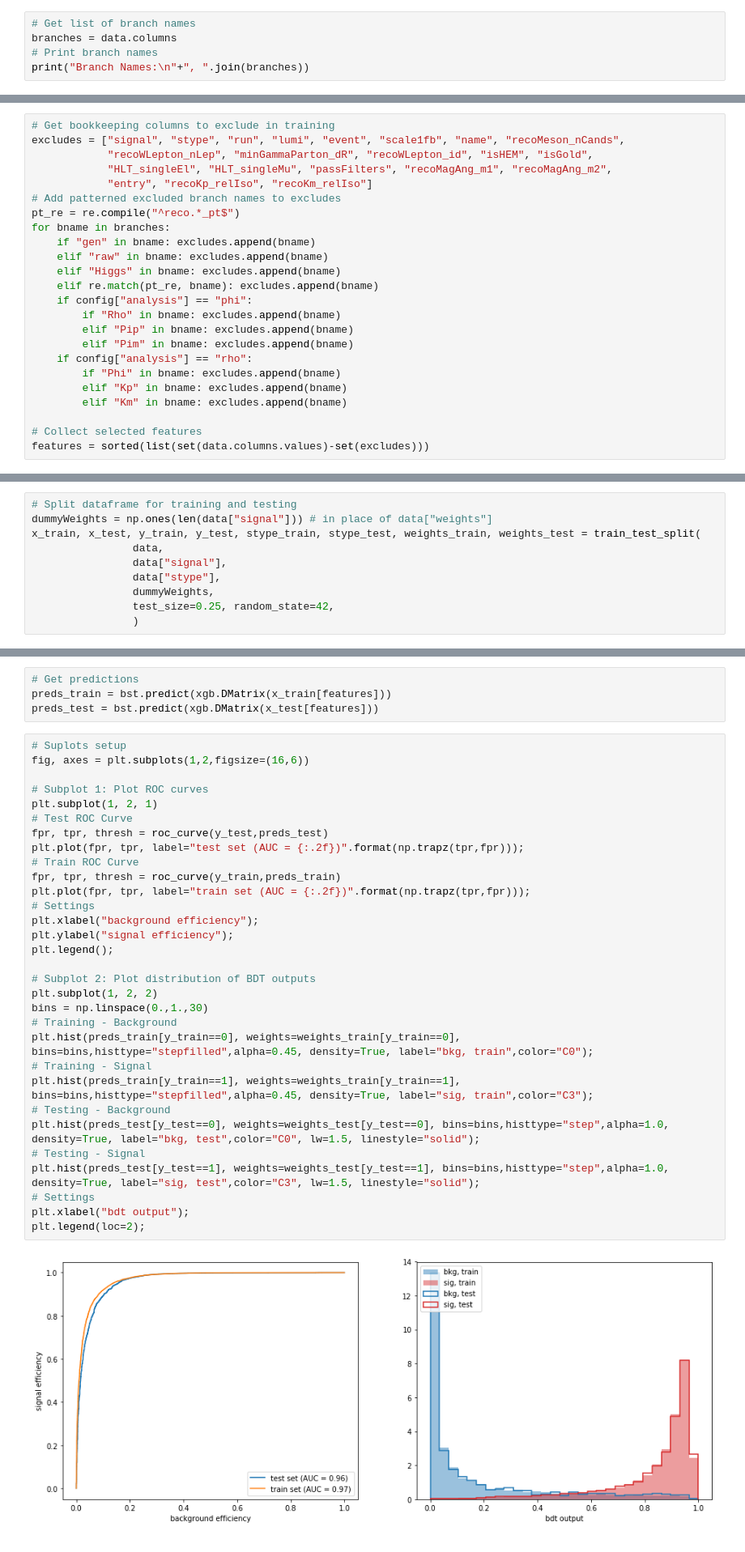
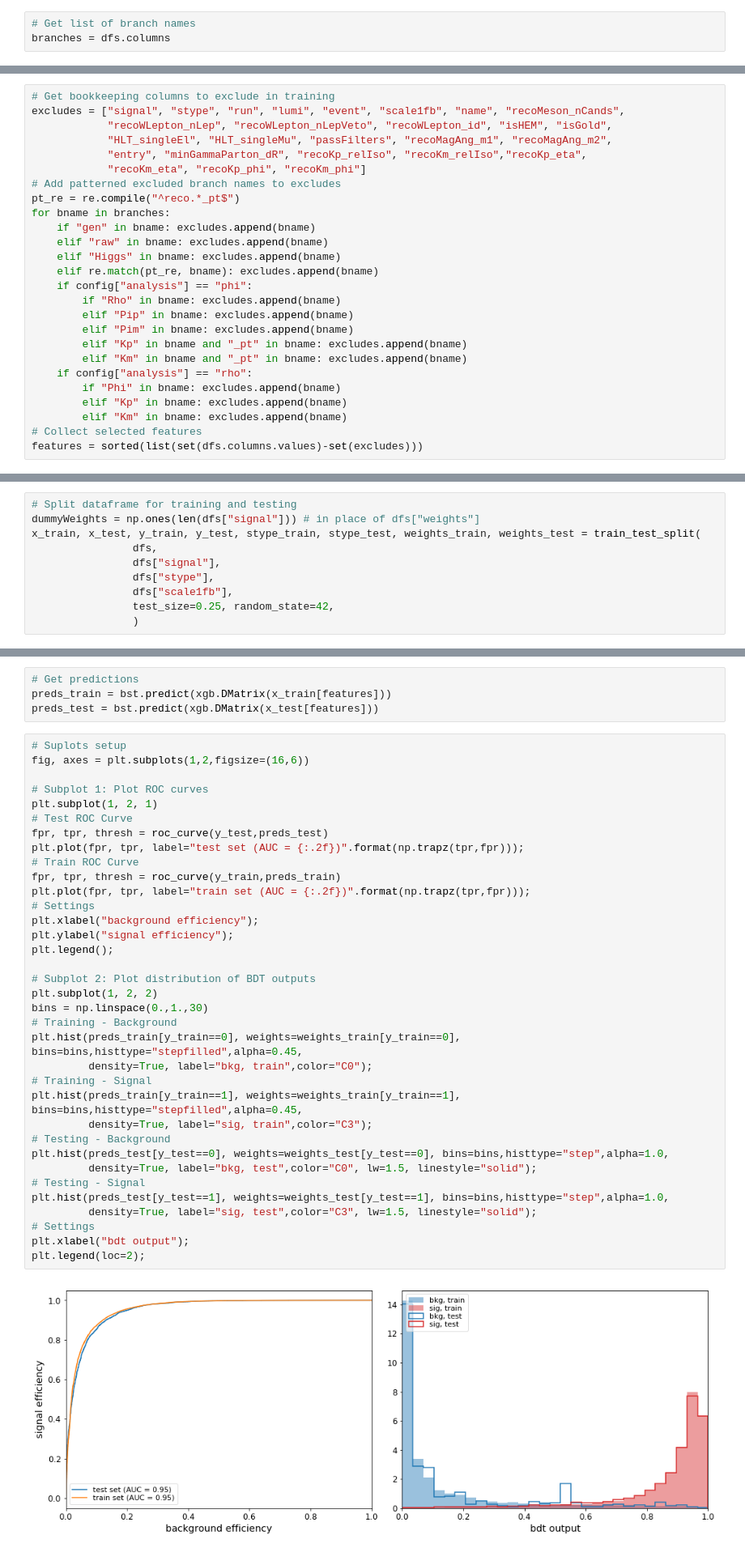
Before and after one commit to jkguiang/rare-higgs, a Jupyter notebook: analysis/bdt.ipynb, the cells around one changed output, grey strips where cells are left out. Shown: that part at 81% size. Cells and saved outputs as stored; diff of their text form.

```diff
--- a/analysis/bdt.ipynb
+++ b/analysis/bdt.ipynb
@@ -50,6 +75,4 @@ data[cols_s] = data[cols].div(data.recoHiggs_mass, axis=0)
 ## Get Features for Training
 # %%
 # Get list of branch names
-branches = data.columns
-# Print branch names
-print("Branch Names:\n"+", ".join(branches))
+branches = dfs.columns
@@ -59,9 +79,10 @@ entry, run, lumi, event, scale1fb, isGold, isHEM, met_pt, met_phi, rawMet_pt, ra
 # %%
 # Get bookkeeping columns to exclude in training
 excludes = ["signal", "stype", "run", "lumi", "event", "scale1fb", "name", "recoMeson_nCands",
-            "recoWLepton_nLep", "minGammaParton_dR", "recoWLepton_id", "isHEM", "isGold",
+            "recoWLepton_nLep", "recoWLepton_nLepVeto", "recoWLepton_id", "isHEM", "isGold",
             "HLT_singleEl", "HLT_singleMu", "passFilters", "recoMagAng_m1", "recoMagAng_m2",
-            "entry", "recoKp_relIso", "recoKm_relIso"]
+            "entry", "minGammaParton_dR", "recoKp_relIso", "recoKm_relIso","recoKp_eta",
+            "recoKm_eta", "recoKp_phi", "recoKm_phi"]
 # Add patterned excluded branch names to excludes
 pt_re = re.compile("^reco.*_pt$")
 for bname in branches:
@@ -73,13 +94,14 @@ for bname in branches:
         if "Rho" in bname: excludes.append(bname)
         elif "Pip" in bname: excludes.append(bname)
         elif "Pim" in bname: excludes.append(bname)
+        elif "Kp" in bname and "_pt" in bname: excludes.append(bname)
+        elif "Km" in bname and "_pt" in bname: excludes.append(bname)
     if config["analysis"] == "rho":
         if "Phi" in bname: excludes.append(bname)
         elif "Kp" in bname: excludes.append(bname)
         elif "Km" in bname: excludes.append(bname)
-
 # Collect selected features
-features = sorted(list(set(data.columns.values)-set(excludes)))
+features = sorted(list(set(dfs.columns.values)-set(excludes)))
 # %%
 # Display selected features
 print("{0} Selected Features:\n{1}\n".format(len(features), ", ".join(features)))
@@ -105,11 +128,11 @@ ax = toPlot[(toPlot.signal==1)].hist(ax=axes.flatten()[:len(toPlot.keys())],alph
 ## Train BDT
 # %%
 # Split dataframe for training and testing
-dummyWeights = np.ones(len(data["signal"])) # in place of data["weights"]
+dummyWeights = np.ones(len(dfs["signal"])) # in place of dfs["weights"]
 x_train, x_test, y_train, y_test, stype_train, stype_test, weights_train, weights_test = train_test_split(
-                data,
-                data["signal"],
-                data["stype"],
-                dummyWeights,
+                dfs,
+                dfs["signal"],
+                dfs["stype"],
+                dfs["scale1fb"],
                 test_size=0.25, random_state=42,
                 )
@@ -153,36 +182,40 @@ preds_test = bst.predict(xgb.DMatrix(x_test[features]))
 # %%
 # Suplots setup
 fig, axes = plt.subplots(1,2,figsize=(16,6))
 
 # Subplot 1: Plot ROC curves
 plt.subplot(1, 2, 1)
 # Test ROC Curve
 fpr, tpr, thresh = roc_curve(y_test,preds_test)
 plt.plot(fpr, tpr, label="test set (AUC = {:.2f})".format(np.trapz(tpr,fpr)));
 # Train ROC Curve
 fpr, tpr, thresh = roc_curve(y_train,preds_train)
 plt.plot(fpr, tpr, label="train set (AUC = {:.2f})".format(np.trapz(tpr,fpr)));
 # Settings
 plt.xlabel("background efficiency");
 plt.ylabel("signal efficiency");
 plt.legend();
 
 # Subplot 2: Plot distribution of BDT outputs
 plt.subplot(1, 2, 2)
 bins = np.linspace(0.,1.,30)
 # Training - Background
-plt.hist(preds_train[y_train==0], weights=weights_train[y_train==0], bins=bins,histtype="stepfilled",alpha=0.45, density=True, label="bkg, train",color="C0");
+plt.hist(preds_train[y_train==0], weights=weights_train[y_train==0], bins=bins,histtype="stepfilled",alpha=0.45,
+         density=True, label="bkg, train",color="C0");
 # Training - Signal
-plt.hist(preds_train[y_train==1], weights=weights_train[y_train==1], bins=bins,histtype="stepfilled",alpha=0.45, density=True, label="sig, train",color="C3");
+plt.hist(preds_train[y_train==1], weights=weights_train[y_train==1], bins=bins,histtype="stepfilled",alpha=0.45,
+         density=True, label="sig, train",color="C3");
 # Testing - Background
-plt.hist(preds_test[y_test==0], weights=weights_test[y_test==0], bins=bins,histtype="step",alpha=1.0, density=True, label="bkg, test",color="C0", lw=1.5, linestyle="solid");
+plt.hist(preds_test[y_test==0], weights=weights_test[y_test==0], bins=bins,histtype="step",alpha=1.0,
+         density=True, label="bkg, test",color="C0", lw=1.5, linestyle="solid");
 # Testing - Signal
-plt.hist(preds_test[y_test==1], weights=weights_test[y_test==1], bins=bins,histtype="step",alpha=1.0, density=True, label="sig, test",color="C3", lw=1.5, linestyle="solid");
+plt.hist(preds_test[y_test==1], weights=weights_test[y_test==1], bins=bins,histtype="step",alpha=1.0,
+         density=True, label="sig, test",color="C3", lw=1.5, linestyle="solid");
 # Settings
 plt.xlabel("bdt output");
 plt.legend(loc=2);
 # %% [output]
-[figure, old version]
+[figure, new version]
 # %%
 # Get cut scores
 gainScore = pd.DataFrame(bst.get_score(importance_type='gain').items(), columns=['cut', 'gain'])
```
Also changed, not shown: parts of 16 cells of this notebook, 2 other files.
